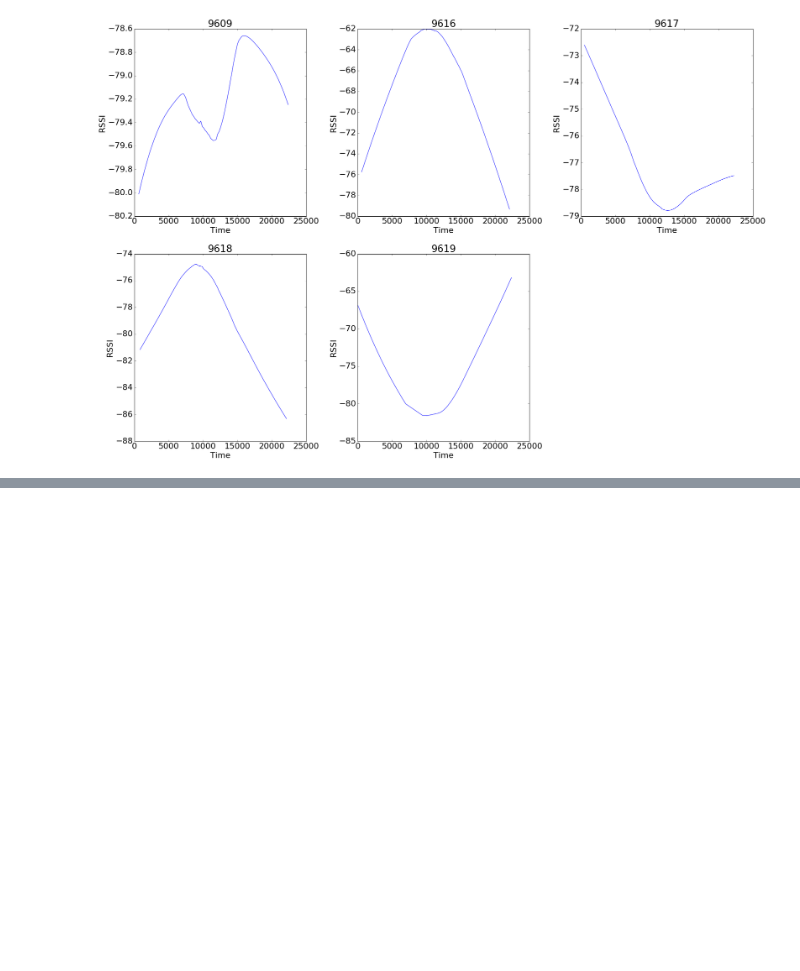
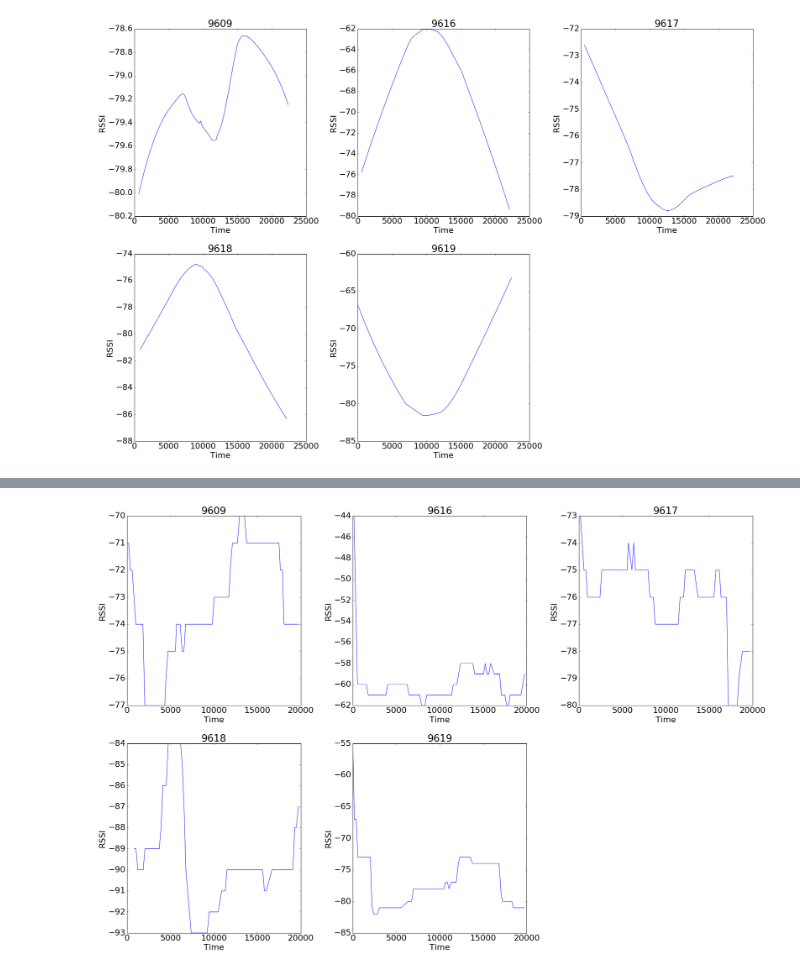
Before and after one commit to Informhunter/IPS, a Jupyter notebook: JupiterNB/data_from_db_analysis/data_visualisation.ipynb, the cells around one changed output, grey strips where cells are left out. Saved outputs shown, nothing was run; the diff lists cells and outputs as text; code cells hidden in the pictures; blank space fills up the shorter version.

```diff
--- a/JupiterNB/data_from_db_analysis/data_visualisation.ipynb
+++ b/JupiterNB/data_from_db_analysis/data_visualisation.ipynb
@@ -126,0 +127,4 @@ plot_rssi_data(straight_line, filter_func=create_rssi_avg_filter(21))
+# %%
+plot_rssi_data(standing_still, filter_func=create_rssi_median_filter(kernel=9))
+# %% [output]
+[figure, added]
```
Also changed, not shown: parts of 8 cells of this notebook, 5 other files.
